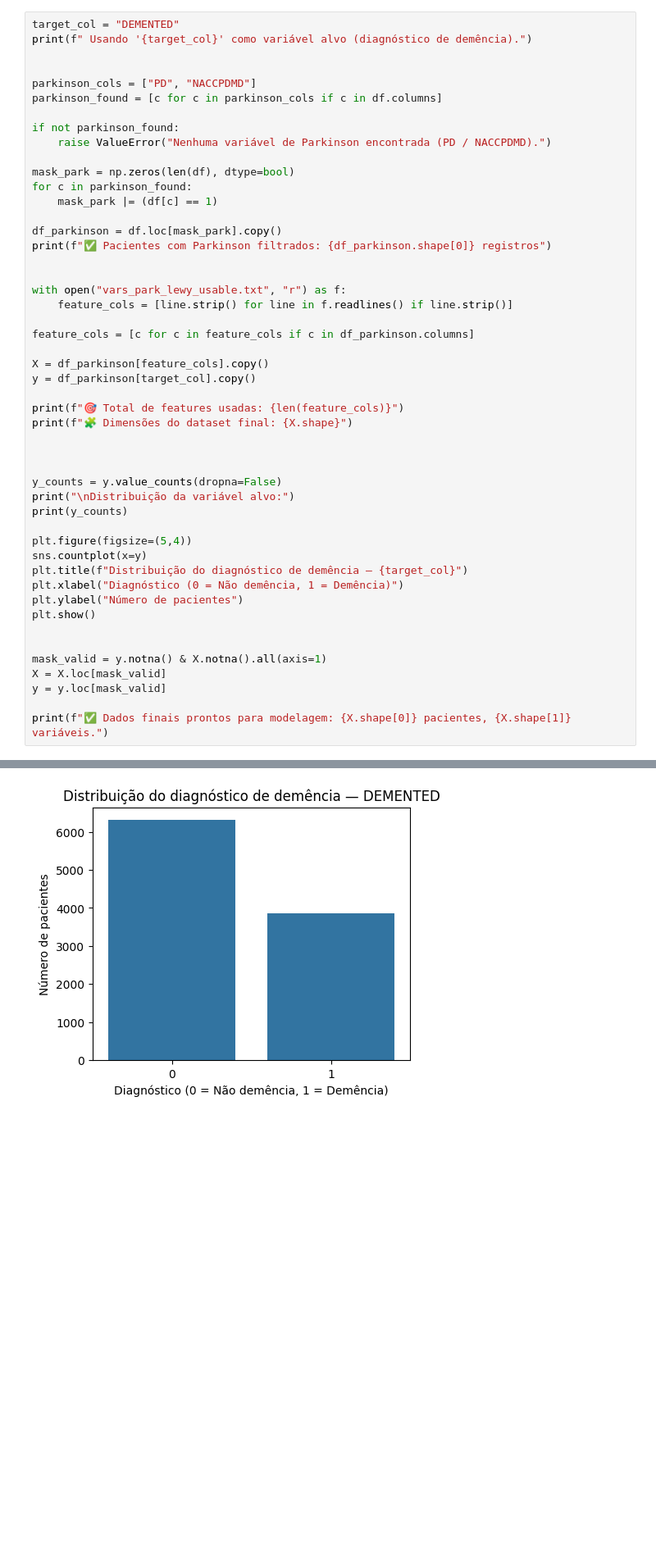
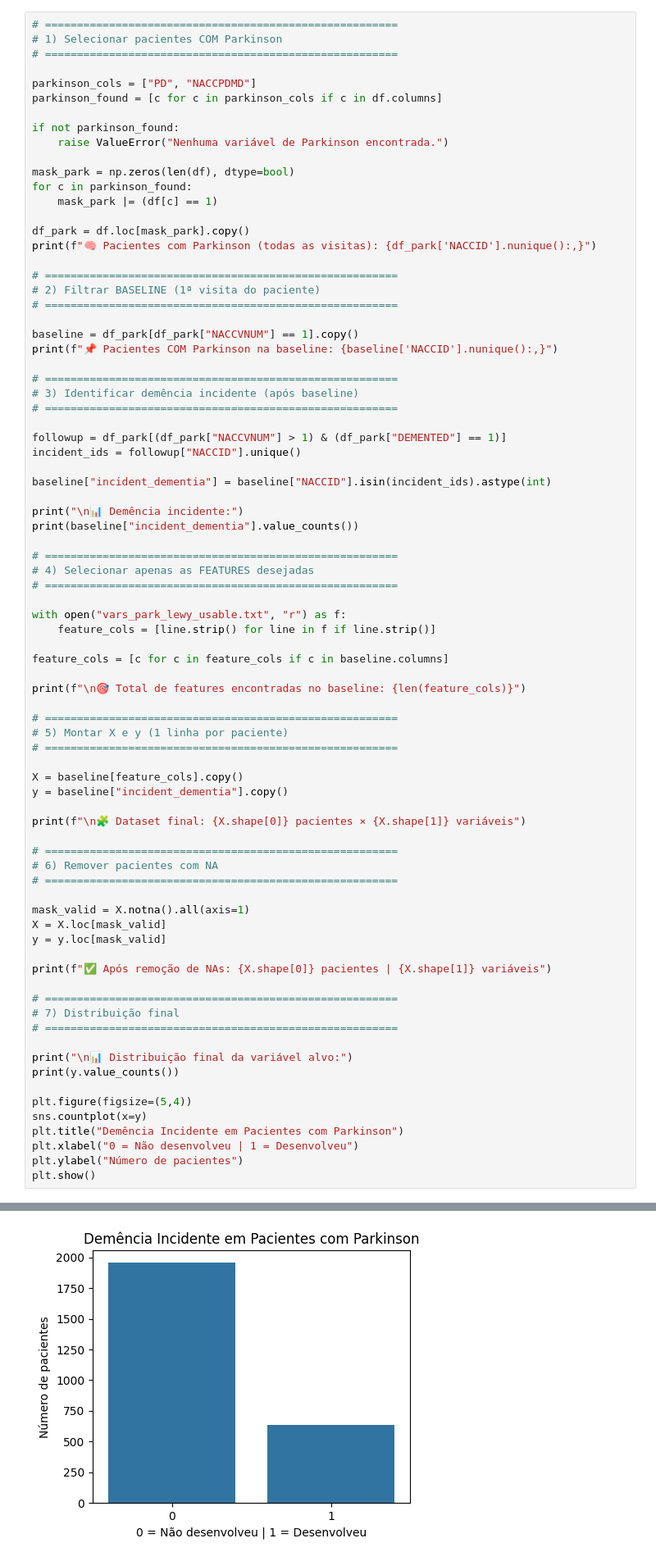
Before and after one commit to dudasfig/tcc-parkinson-dementia-ml, a Jupyter notebook: PARKINSON.ipynb, the cells around one changed output, grey strips where cells are left out. Shown at 82% size. Drawn from its saved outputs; the diff is of its cells as text; blank space fills up the shorter version.

```diff
--- a/PARKINSON.ipynb
+++ b/PARKINSON.ipynb
@@ -244,52 +269,83 @@ Distribuição da variável NACCUDSD:
 | 2 | 3 | 36254 | 17.61 |
 | 3 | 4 | 59572 | 28.93 |
 # %%
-target_col = "DEMENTED"
-print(f" Usando '{target_col}' como variável alvo (diagnóstico de demência).")
-
+# =======================================================
+# 1) Selecionar pacientes COM Parkinson
+# =======================================================
 
 parkinson_cols = ["PD", "NACCPDMD"]
 parkinson_found = [c for c in parkinson_cols if c in df.columns]
 
 if not parkinson_found:
-    raise ValueError("Nenhuma variável de Parkinson encontrada (PD / NACCPDMD).")
+    raise ValueError("Nenhuma variável de Parkinson encontrada.")
 
 mask_park = np.zeros(len(df), dtype=bool)
 for c in parkinson_found:
     mask_park |= (df[c] == 1)
 
-df_parkinson = df.loc[mask_park].copy()
-print(f"✅ Pacientes com Parkinson filtrados: {df_parkinson.shape[0]} registros")
+df_park = df.loc[mask_park].copy()
+print(f"🧠 Pacientes com Parkinson (todas as visitas): {df_park['NACCID'].nunique():,}")
 
+# =======================================================
+# 2) Filtrar BASELINE (1ª visita do paciente)
+# =======================================================
+
+baseline = df_park[df_park["NACCVNUM"] == 1].copy()
+print(f"📌 Pacientes COM Parkinson na baseline: {baseline['NACCID'].nunique():,}")
+
+# =======================================================
+# 3) Identificar demência incidente (após baseline)
+# =======================================================
+
+followup = df_park[(df_park["NACCVNUM"] > 1) & (df_park["DEMENTED"] == 1)]
+incident_ids = followup["NACCID"].unique()
+
+baseline["incident_dementia"] = baseline["NACCID"].isin(incident_ids).astype(int)
+
+print("\n📊 Demência incidente:")
+print(baseline["incident_dementia"].value_counts())
+
+# =======================================================
+# 4) Selecionar apenas as FEATURES desejadas
+# =======================================================
 
 with open("vars_park_lewy_usable.txt", "r") as f:
-    feature_cols = [line.strip() for line in f.readlines() if line.strip()]
+    feature_cols = [line.strip() for line in f if line.strip()]
 
-feature_cols = [c for c in feature_cols if c in df_parkinson.columns]
+feature_cols = [c for c in feature_cols if c in baseline.columns]
 
-X = df_parkinson[feature_cols].copy()
-y = df_parkinson[target_col].copy()
+print(f"\n🎯 Total de features encontradas no baseline: {len(feature_cols)}")
 
-print(f"🎯 Total de features usadas: {len(feature_cols)}")
-print(f"🧩 Dimensões do dataset final: {X.shape}")
+# =======================================================
+# 5) Montar X e y (1 linha por paciente)
+# =======================================================
 
+X = baseline[feature_cols].copy()
+y = baseline["incident_dementia"].copy()
 
+print(f"\n🧩 Dataset final: {X.shape[0]} pacientes × {X.shape[1]} variáveis")
 
-y_counts = y.value_counts(dropna=False)
-print("\nDistribuição da variável alvo:")
-print(y_counts)
+# =======================================================
+# 6) Remover pacientes com NA
+# =======================================================
+
+mask_valid = X.notna().all(axis=1)
+X = X.loc[mask_valid]
+y = y.loc[mask_valid]
+
+print(f"✅ Após remoção de NAs: {X.shape[0]} pacientes | {X.shape[1]} variáveis")
+
+# =======================================================
+# 7) Distribuição final
+# =======================================================
+
+print("\n📊 Distribuição final da variável alvo:")
+print(y.value_counts())
 
 plt.figure(figsize=(5,4))
 sns.countplot(x=y)
-plt.title(f"Distribuição do diagnóstico de demência — {target_col}")
-plt.xlabel("Diagnóstico (0 = Não demência, 1 = Demência)")
+plt.title("Demência Incidente em Pacientes com Parkinson")
+plt.xlabel("0 = Não desenvolveu | 1 = Desenvolveu")
 plt.ylabel("Número de pacientes")
 plt.show()
-
-
-mask_valid = y.notna() & X.notna().all(axis=1)
-X = X.loc[mask_valid]
-y = y.loc[mask_valid]
-
-print(f"✅ Dados finais prontos para modelagem: {X.shape[0]} pacientes, {X.shape[1]} variáveis.")
 # %% [output]
@@ -306 +371 @@ Name: count, dtype: int64
-[figure, old version]
+[figure, new version]
```
Also changed, not shown: parts of 27 cells of this notebook, 45 other files.
